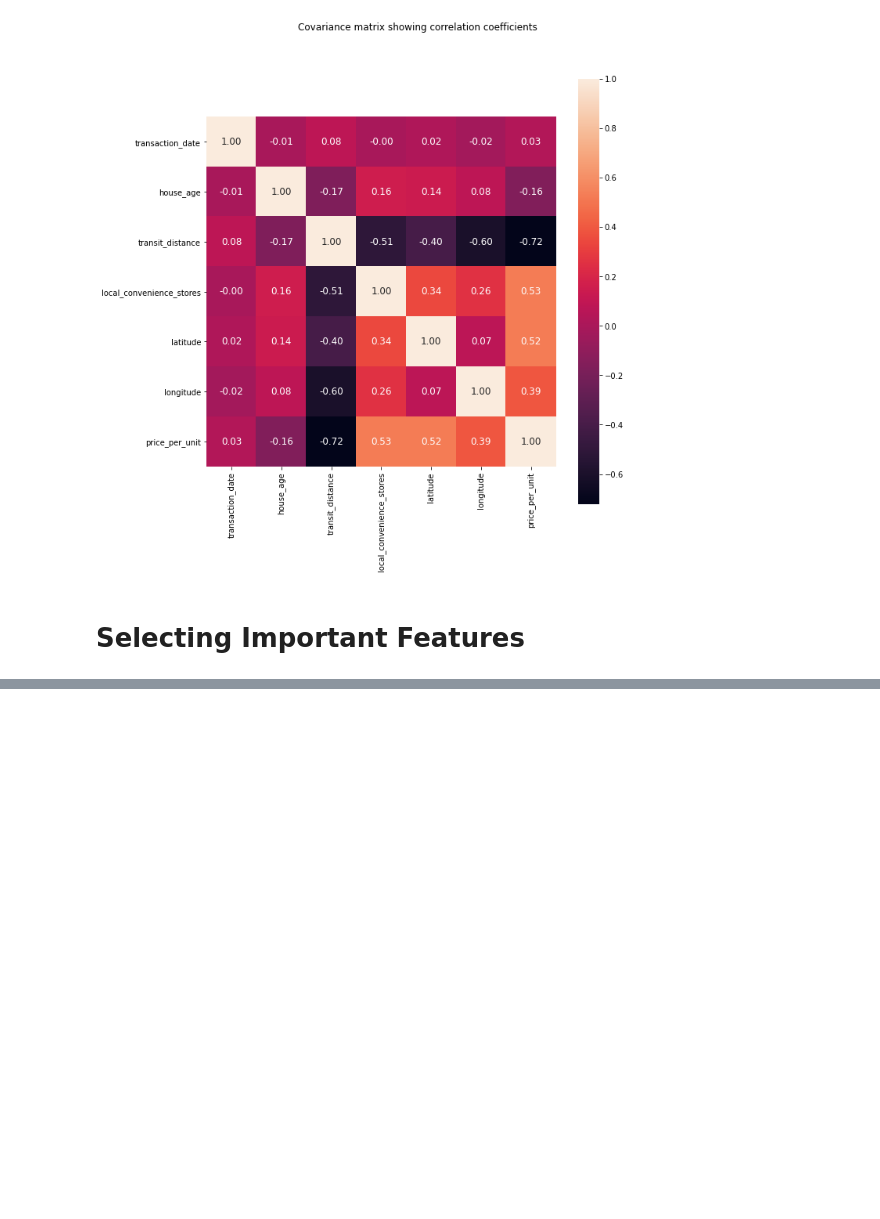
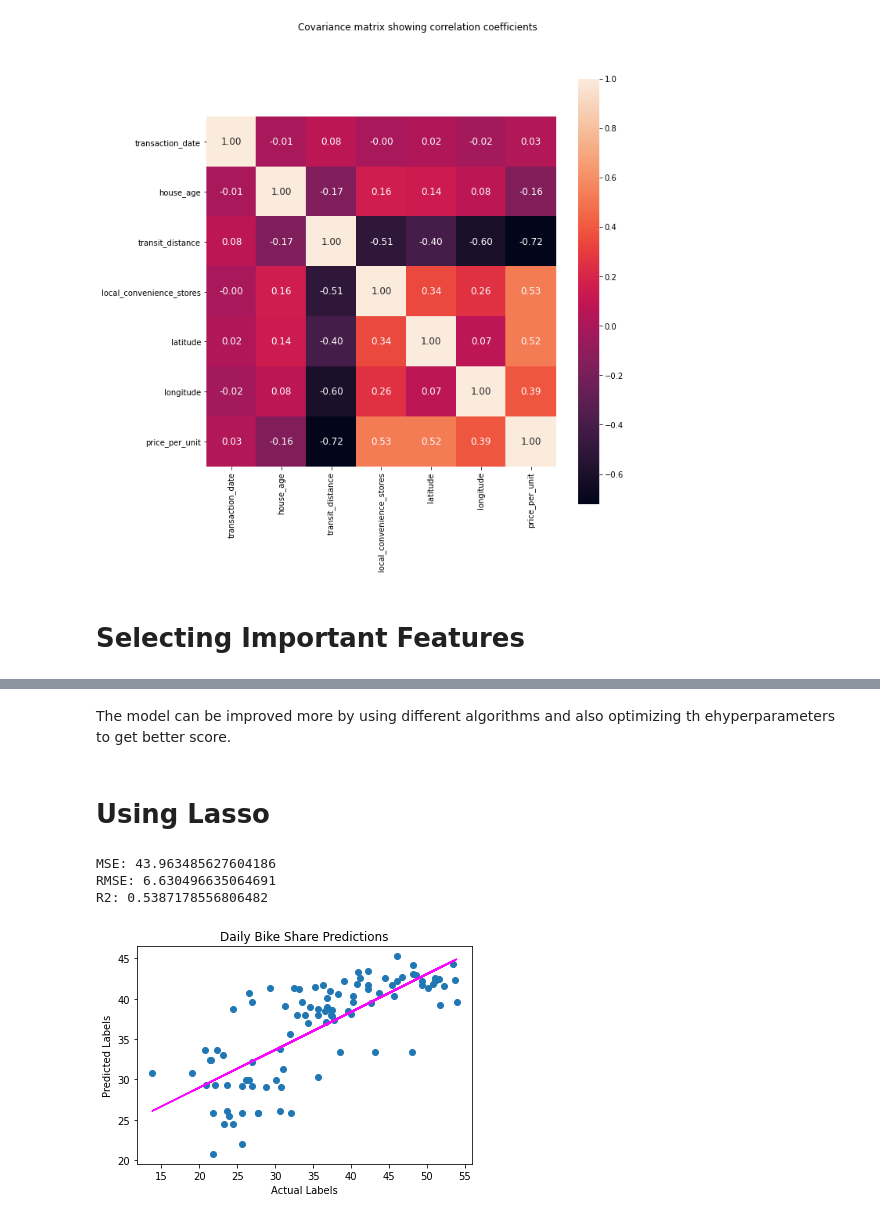
Before and after one commit to walecole/RealEstateRegression, a Jupyter notebook: RealEstate.ipynb, the cells around one changed output, grey strips where cells are left out. Cells and saved outputs as stored; diff of their text form; code cells hidden in the pictures; blank space fills up the shorter version.

```diff
--- a/RealEstate.ipynb
+++ b/RealEstate.ipynb
@@ -180,0 +249,34 @@ ax = sns.heatmap(data.corr(),cbar=True,
+# %% [markdown]
+The model can be improved more by using different algorithms and also optimizing th ehyperparameters to get better score.
+# %% [markdown]
+# Using Lasso
+# %%
+from sklearn.linear_model import Lasso
+
+#Lasso Model
+model = Lasso().fit(X_train, y_train)
+predictions = model.predict(X_test)
+
+#Evaluate model
+mse = mean_squared_error(y_test, predictions)
+print("MSE:", mse)
+rmse = np.sqrt(mse)
+print("RMSE:", rmse)
+r2 = r2_score(y_test, predictions)
+print("R2:", r2)
+
+# Plot predicted vs actual
+plt.scatter(y_test, predictions)
+plt.xlabel('Actual Labels')
+plt.ylabel('Predicted Labels')
+plt.title('Daily Bike Share Predictions')
+# overlay the regression line
+z = np.polyfit(y_test, predictions, 1)
+p = np.poly1d(z)
+plt.plot(y_test,p(y_test), color='magenta')
+plt.show()
+# %% [output]
+MSE: 43.963485627604186
+RMSE: 6.630496635064691
+R2: 0.5387178556806482
+[figure, added]
```
Also changed, not shown: parts of 28 cells of this notebook.
